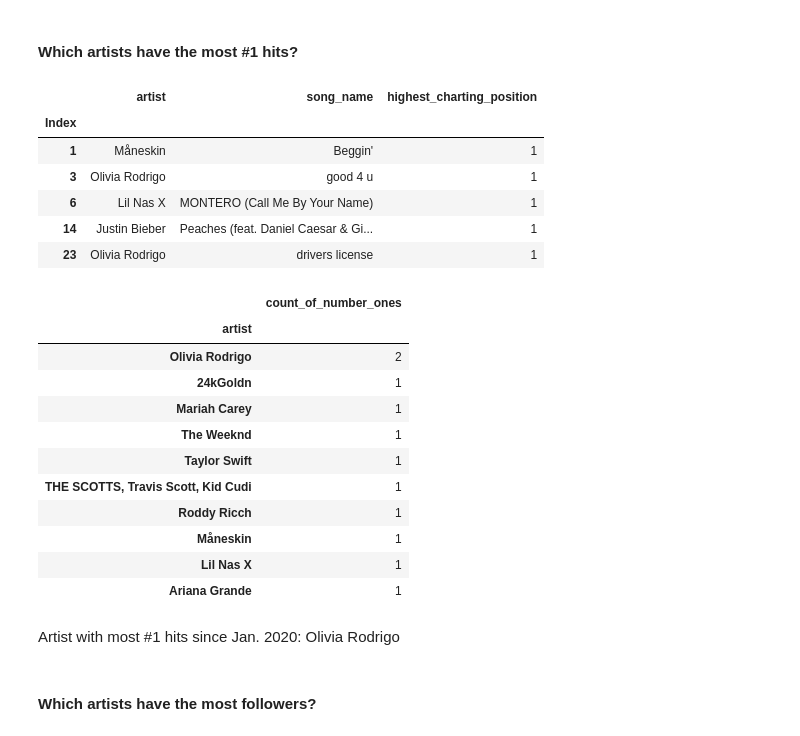
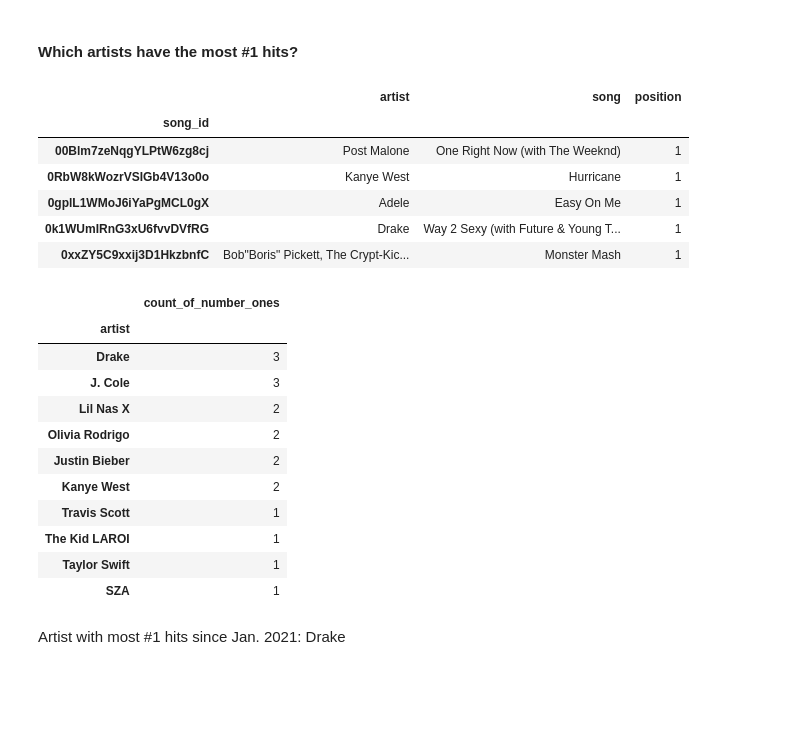
Before and after one commit to aseo67/Top_Songs_Analysis, a Jupyter notebook: TopSongsAnalysis_Exploratory.ipynb, the cells around one changed output. Cells and saved outputs as stored; diff of their text form; code cells hidden in the pictures; blank space fills up the shorter version.

```diff
--- a/TopSongsAnalysis_Exploratory.ipynb
+++ b/TopSongsAnalysis_Exploratory.ipynb
@@ -21,6 +21,6 @@ engine = create_engine(f'postgresql://postgres:{password}@localhost:5432/project
 Enter database password.········
 # %%
 # Read in Spotify song data from database
-song_df = pd.read_sql('SELECT * FROM top_songs;', engine, index_col='Index')
+song_df = pd.read_sql('SELECT * FROM songs;', engine, index_col='song_id')
 song_df.head()
 # %% [output]
@@ -143,38 +191,36 @@ Artist with the most streams since Jan. 2020: Taylor Swift
 #### Which artists have the most #1 hits?
 # %%
 # Create dataframe of number one songs only
-artist_hits_df = artist_df.loc[artist_df["highest_charting_position"] == 1, ['artist', 'song_name', 'highest_charting_position']]
+artist_hits_df = song_df.loc[song_df["position"] == 1, ['artist', 'song', 'position']]
 artist_hits_df.head()
 # %% [output]
-|  | artist | song_name | highest_charting_position |
-| Index |  |  |  |
-| 1 | Måneskin | Beggin' | 1 |
-| 3 | Olivia Rodrigo | good 4 u | 1 |
-| 6 | Lil Nas X | MONTERO (Call Me By Your Name) | 1 |
-| 14 | Justin Bieber | Peaches (feat. Daniel Caesar & Gi... | 1 |
-| 23 | Olivia Rodrigo | drivers license | 1 |
+|  | artist | song | position |
+| song_id |  |  |  |
+| 00Blm7zeNqgYLPtW6zg8cj | Post Malone | One Right Now (with The Weeknd) | 1 |
+| 0RbW8kWozrVSIGb4V13o0o | Kanye West | Hurricane | 1 |
+| 0gplL1WMoJ6iYaPgMCL0gX | Adele | Easy On Me | 1 |
+| 0k1WUmIRnG3xU6fvvDVfRG | Drake | Way 2 Sexy (with Future & Young T... | 1 |
+| 0xxZY5C9xxij3D1HkzbnfC | Bob"Boris" Pickett, The Crypt-Kic... | Monster Mash | 1 |
 # %%
-artist_hits_grouped = artist_hits_df[['artist', 'song_name']].groupby(['artist'])
+artist_hits_grouped = artist_hits_df[['artist', 'song']].groupby(['artist'])
 
 # Convert GroupBy object into DataFrame
-total_hits_by_artist_df = pd.DataFrame(artist_hits_grouped['song_name'].count())
-total_hits_by_artist_df = total_hits_by_artist_df.rename(columns={'song_name':'count_of_number_ones'})
+total_hits_by_artist_df = pd.DataFrame(artist_hits_grouped['song'].count())
+total_hits_by_artist_df = total_hits_by_artist_df.rename(columns={'song':'count_of_number_ones'})
 total_hits_by_artist_df = total_hits_by_artist_df.sort_values(['count_of_number_ones'], ascending=False)
 total_hits_by_artist_df.head(10)
 # %% [output]
 |  | count_of_number_ones |
 | artist |  |
+| Drake | 3 |
+| J. Cole | 3 |
+| Lil Nas X | 2 |
 | Olivia Rodrigo | 2 |
-| 24kGoldn | 1 |
-| Mariah Carey | 1 |
-| The Weeknd | 1 |
+| Justin Bieber | 2 |
+| Kanye West | 2 |
+| Travis Scott | 1 |
+| The Kid LAROI | 1 |
 | Taylor Swift | 1 |
-| THE SCOTTS, Travis Scott, Kid Cudi | 1 |
-| Roddy Ricch | 1 |
-| Måneskin | 1 |
-| Lil Nas X | 1 |
-| Ariana Grande | 1 |
+| SZA | 1 |
 # %% [markdown]
-Artist with most #1 hits since Jan. 2020: Olivia Rodrigo
+Artist with most #1 hits since Jan. 2021: Drake
-# %% [markdown]
-#### Which artists have the most followers?
```
Also changed, not shown: parts of 24 cells of this notebook.
